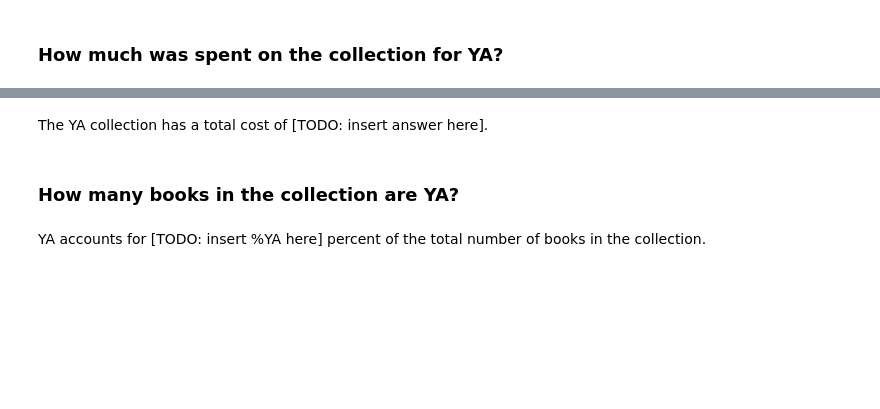
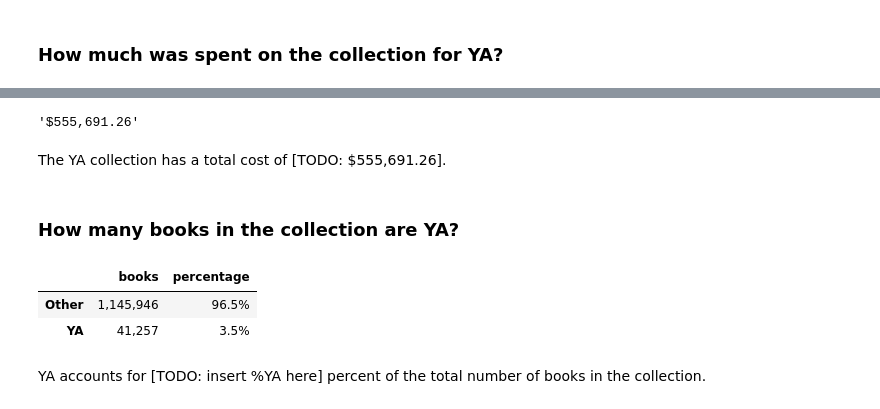
Before and after one commit to yathridv/lfpl-analyze, a Jupyter notebook: analyze.ipynb, the cells around one changed output, grey strips where cells are left out. Cells and saved outputs as stored; diff of their text form; code cells hidden in the pictures; blank space fills up the shorter version.

```diff
--- a/analyze.ipynb
+++ b/analyze.ipynb
@@ -39,4 +55,8 @@ books_df.head()
+# %%
+"${:,}".format(books_df[ya_mask]['ItemPrice'].sum())
+# %% [output]
+'$555,691.26'
 # %% [markdown]
-The YA collection has a total cost of [TODO: insert answer here].
+The YA collection has a total cost of [TODO: $555,691.26].
 # %% [markdown]
 ### How many books in  the collection are YA?
@@ -47,3 +63,21 @@ The YA collection has a total cost of [TODO: insert answer here].
+# %%
+# TODO: Create a new column in the dataframe called YA_Category, use
+# value_counts() to get the count and percent of YA books, and use the concat()
+# function to combine the counts and percents into a single dataframe.
+
+#Add a new column to the dataframe called YA_Category using the Numpy where() function to set the value to be “YA” or “Other” based on the mask.
+books_df['YA_Category'] = np.where(ya_mask, 'YA', 'Other')
+
+#Use the value_counts() function to get the count and percent of YA books.
+ya_counts = books_df['YA_Category'].value_counts().apply(lambda x: "{:,}".format(x))
+ya_percents = books_df['YA_Category'].value_counts(normalize=True).mul(100).round(1).astype(str) + '%'
+
+#Use the concat() function to combine the counts and percents in a single dataframe.
+pd.concat([ya_counts, ya_percents], axis=1, keys=['books','percentage'])
+# %% [output]
+|  | books | percentage |
+| Other | 1,145,946 | 96.5% |
+| YA | 41,257 | 3.5% |
 # %% [markdown]
 YA accounts for [TODO: insert %YA here] percent of the total number of books in the collection.
 # %% [markdown]
```
Also changed, not shown: parts of 9 cells of this notebook.
